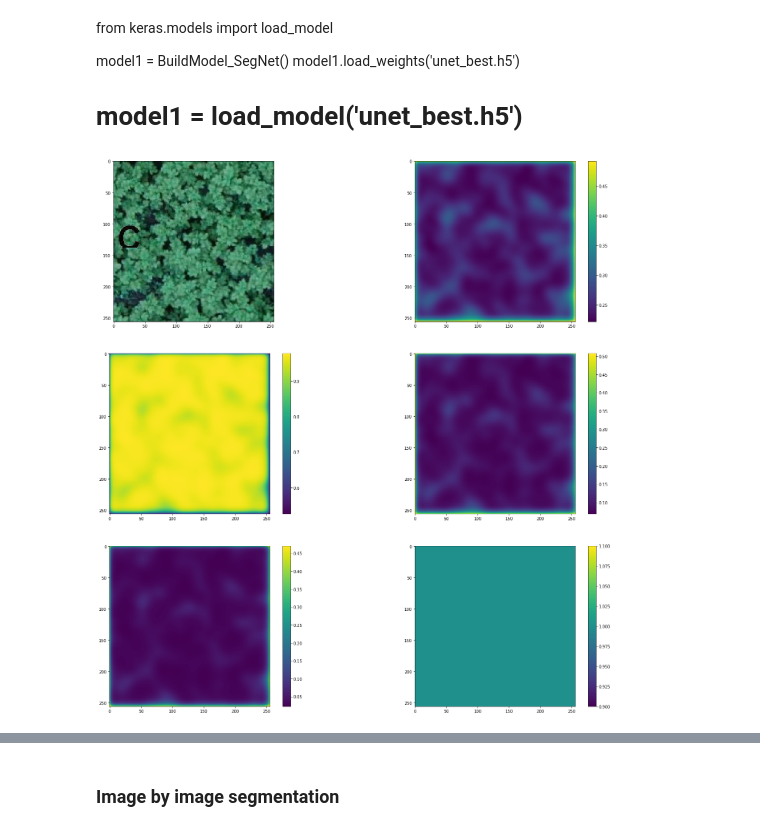
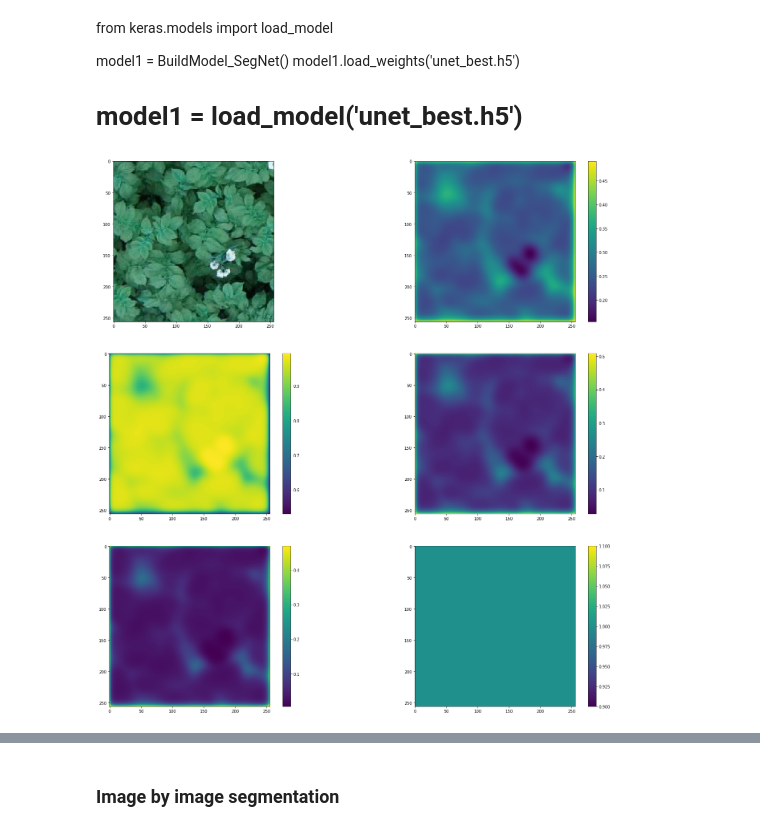
Before and after one commit to Ashgun/cv_fields_semantic-segmentation, a Jupyter notebook: train_unet.ipynb, the cells around one changed output, grey strips where cells are left out. Saved outputs shown, nothing was run; the diff lists cells and outputs as text; code cells hidden in the pictures.

```diff
--- a/train_unet.ipynb
+++ b/train_unet.ipynb
@@ -299,26 +299,26 @@ def getClassesMap(pred):
     res.shape
     return res
 # %%
-sample_index = 9
+sample_index = 10
 fig, axes = plt.subplots(nrows=3, ncols=2, figsize=(25, 25))
 axes[0][0].imshow(x[sample_index])
 im_0_1 = axes[0][1].imshow(pred[sample_index, ..., 0])
 im_1_0 = axes[1][0].imshow(pred[sample_index, ..., 1])
 im_1_1 = axes[1][1].imshow(pred[sample_index, ..., 2])
 im_2_0 = axes[2][0].imshow(pred[sample_index, ..., 3])
 # im_2_1 = axes[2][1].imshow(keras.backend.eval(tf.keras.backend.argmax(pred[sample_index], 2)).astype(np.float32))
 im_2_1 = axes[2][1].imshow(getClassesMap(pred[sample_index]))
 # im_2_1 = axes[2][1].imshow(pred[sample_index, 20:40, 0:5, 0])
 
 plt.colorbar(im_0_1, ax=axes[0,1])
 plt.colorbar(im_1_0, ax=axes[1,0])
 plt.colorbar(im_1_1, ax=axes[1,1])
 plt.colorbar(im_2_0, ax=axes[2,0])
 plt.colorbar(im_2_1, ax=axes[2,1])
 
 plt.show()
 # %% [output]
-[figure, old version]
+[figure, new version]
 # %%
 def CountErrors(y, pred):
     ok_cnt = 0
```
Also changed, not shown: parts of 13 cells of this notebook.
